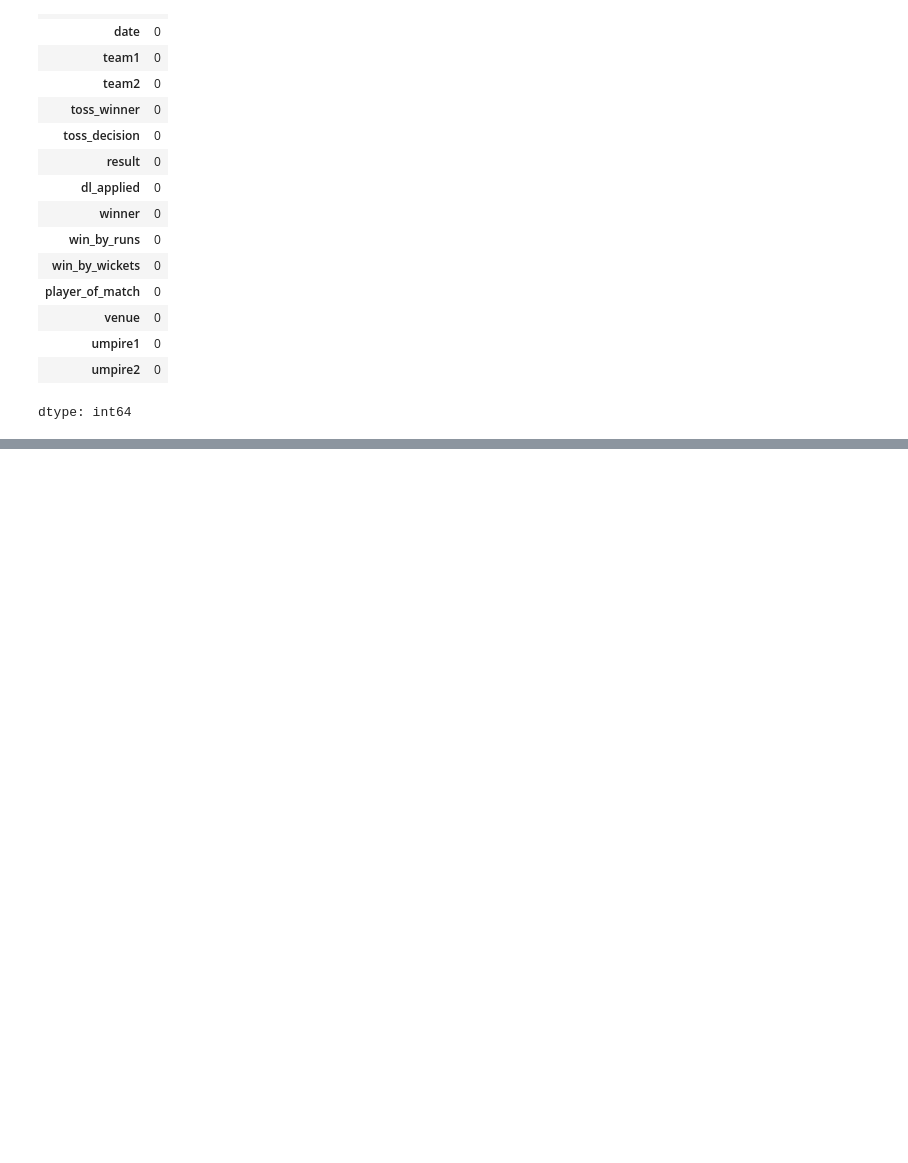
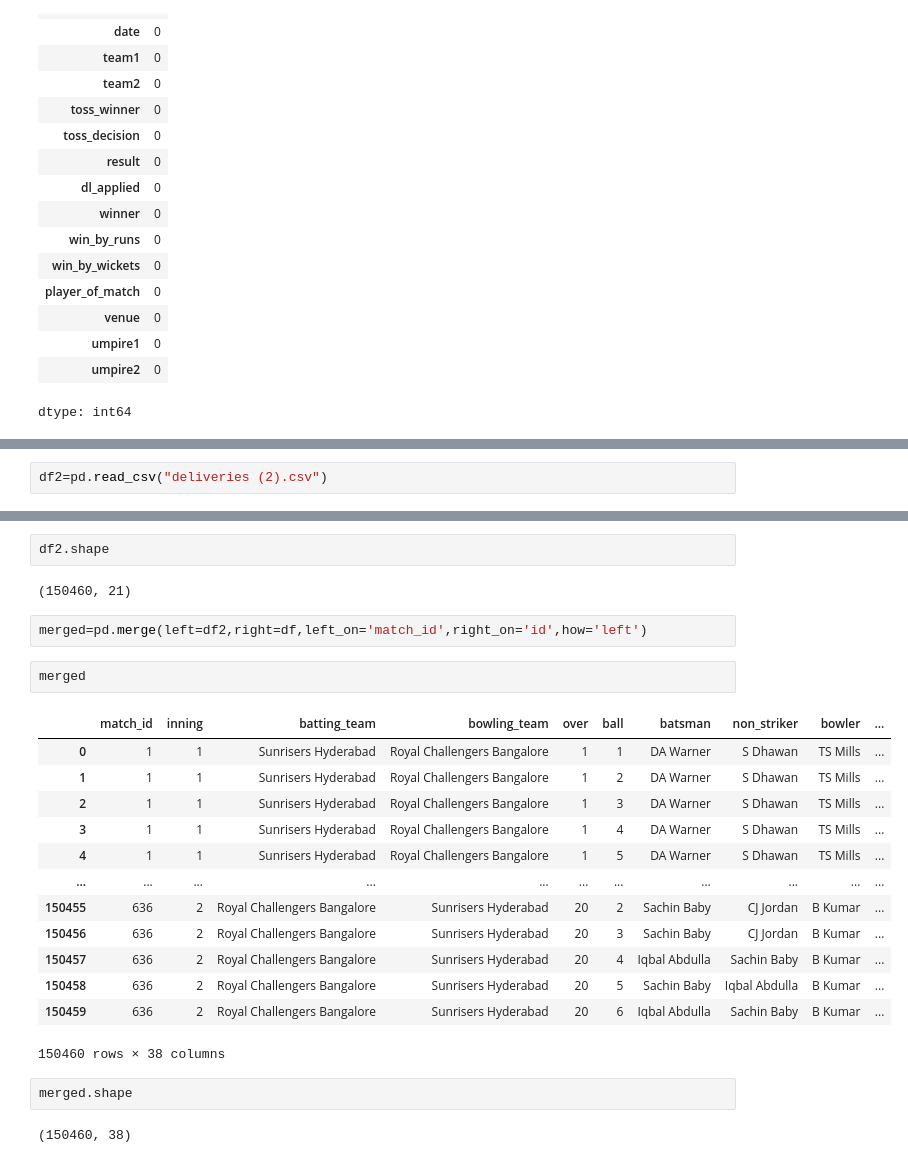
Before and after one commit to ajaykrixna/IPL_match-_analysis, a Jupyter notebook: IPL_analysis.ipynb, the cells around one changed output, grey strips where cells are left out. Cells and saved outputs as stored; diff of their text form; blank space fills up the shorter version.

Commit message:
Data cleaning and Analysis
Add data cleaning, EDA, groupby, pivot table and merge analysis

```diff
--- a/IPL_analysis.ipynb
+++ b/IPL_analysis.ipynb
@@ -139,0 +286,2 @@ dtype: int64
+# %%
+df2=pd.read_csv("deliveries (2).csv")
@@ -139,0 +307,26 @@ dtype: int64
+# %%
+df2.shape
+# %% [output]
+(150460, 21)
+# %%
+merged=pd.merge(left=df2,right=df,left_on='match_id',right_on='id',how='left')
+# %%
+merged
+# %% [output]
+|  | match_id | inning | batting_team | bowling_team | over | ball | batsman | non_striker | bowler | ... |
+| 0 | 1 | 1 | Sunrisers Hyderabad | Royal Challengers Bangalore | 1 | 1 | DA Warner | S Dhawan | TS Mills | ... |
+| 1 | 1 | 1 | Sunrisers Hyderabad | Royal Challengers Bangalore | 1 | 2 | DA Warner | S Dhawan | TS Mills | ... |
+| 2 | 1 | 1 | Sunrisers Hyderabad | Royal Challengers Bangalore | 1 | 3 | DA Warner | S Dhawan | TS Mills | ... |
+| 3 | 1 | 1 | Sunrisers Hyderabad | Royal Challengers Bangalore | 1 | 4 | DA Warner | S Dhawan | TS Mills | ... |
+| 4 | 1 | 1 | Sunrisers Hyderabad | Royal Challengers Bangalore | 1 | 5 | DA Warner | S Dhawan | TS Mills | ... |
+| ... | ... | ... | ... | ... | ... | ... | ... | ... | ... | ... |
+| 150455 | 636 | 2 | Royal Challengers Bangalore | Sunrisers Hyderabad | 20 | 2 | Sachin Baby | CJ Jordan | B Kumar | ... |
+| 150456 | 636 | 2 | Royal Challengers Bangalore | Sunrisers Hyderabad | 20 | 3 | Sachin Baby | CJ Jordan | B Kumar | ... |
+| 150457 | 636 | 2 | Royal Challengers Bangalore | Sunrisers Hyderabad | 20 | 4 | Iqbal Abdulla | Sachin Baby | B Kumar | ... |
+| 150458 | 636 | 2 | Royal Challengers Bangalore | Sunrisers Hyderabad | 20 | 5 | Sachin Baby | Iqbal Abdulla | B Kumar | ... |
+| 150459 | 636 | 2 | Royal Challengers Bangalore | Sunrisers Hyderabad | 20 | 6 | Iqbal Abdulla | Sachin Baby | B Kumar | ... |
+150460 rows × 38 columns
+# %%
+merged.shape
+# %% [output]
+(150460, 38)
```
Also changed, not shown: parts of 14 cells of this notebook, 2 other files.
